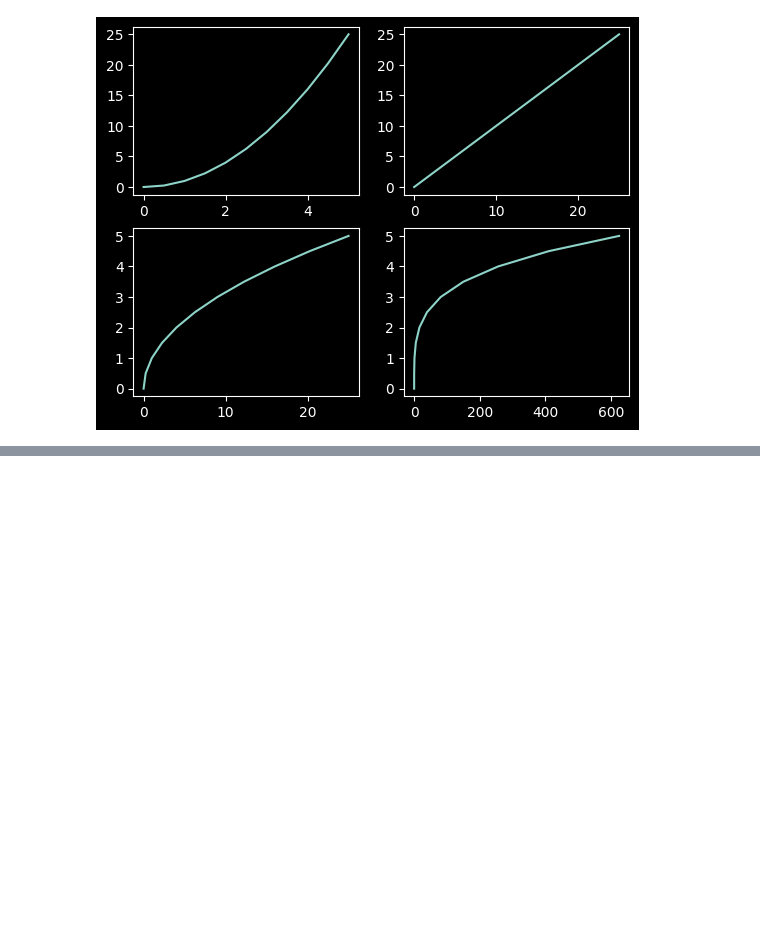
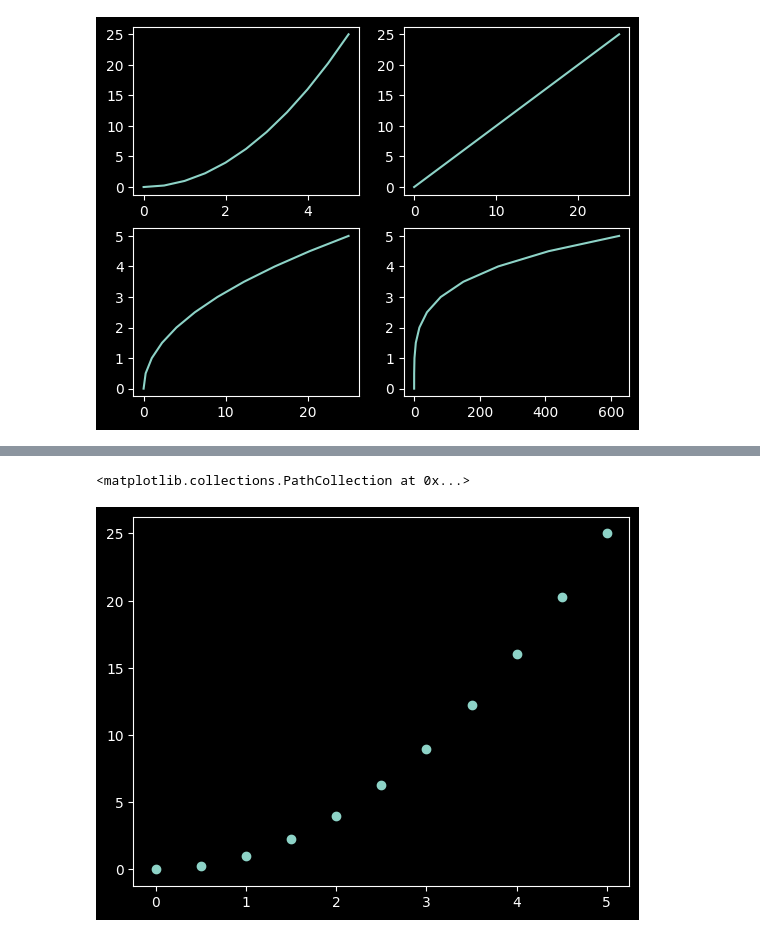
Before and after one commit to vivekkumars21/FFRAM, a Jupyter notebook: Visualization.ipynb, the cells around one changed output, grey strips where cells are left out. Drawn from its saved outputs; the diff is of its cells as text; code cells hidden in the pictures; blank space fills up the shorter version.

```diff
--- a/Visualization.ipynb
+++ b/Visualization.ipynb
@@ -44,0 +55,5 @@ axis2 = plt.xlabel("Velle")
+# %%
+plt.scatter(x,y)
+# %% [output]
+<matplotlib.collections.PathCollection at 0x...>
+[figure, added]
```
Also changed, not shown: parts of 2 cells of this notebook.
